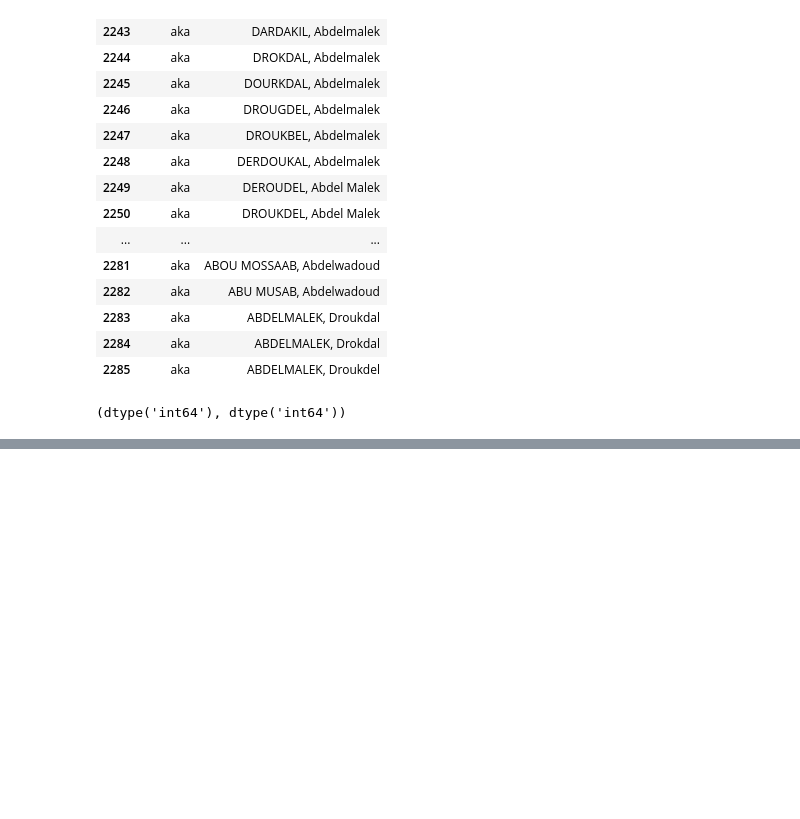
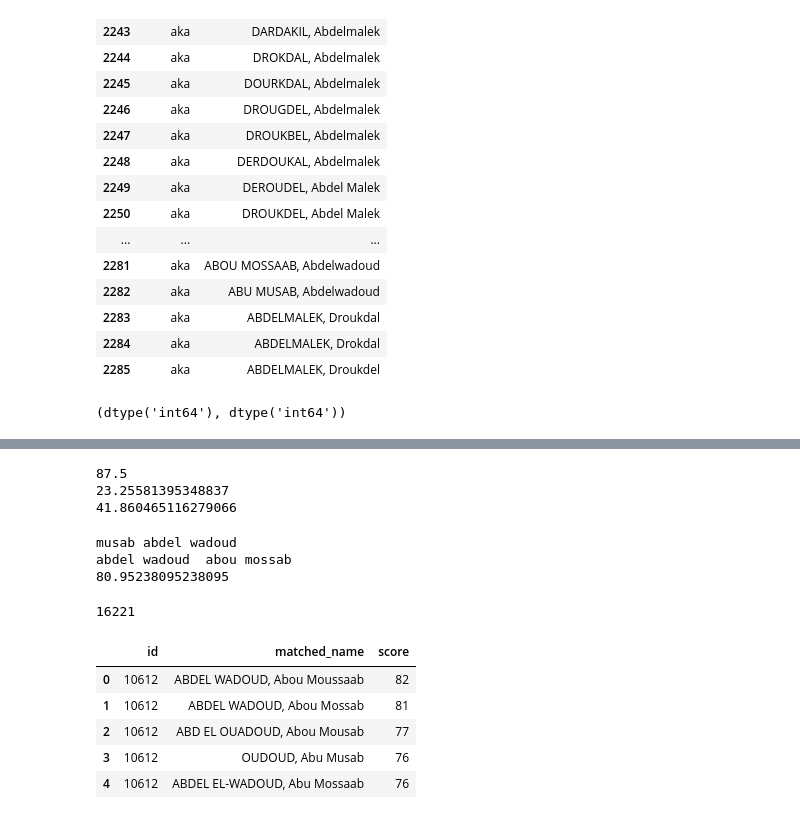
Before and after one commit to KacperKurowski02/mini-iris, a Jupyter notebook: notebooks/01_explore_sdn.ipynb, the cells around one changed output, grey strips where cells are left out. Cells and saved outputs as stored; diff of their text form; code cells hidden in the pictures; blank space fills up the shorter version.

```diff
--- a/notebooks/01_explore_sdn.ipynb
+++ b/notebooks/01_explore_sdn.ipynb
@@ -165,0 +178,54 @@ sdn["id"].dtype, alt["id"].dtype
+# %%
+from rapidfuzz import fuzz
+
+print(fuzz.ratio("DROUKDEL", "DROUKDAL"))
+print(fuzz.ratio("Musab Abdel Wadoud", "ABDEL WADOUD, Abou Mossab"))
+print(fuzz.token_sort_ratio("Musab Abdel Wadoud", "ABDEL WADOUD, Abou Mossab"))
+# %% [output]
+87.5
+23.25581395348837
+41.860465116279066
+# %%
+from rapidfuzz import utils
+
+a = "Musab Abdel Wadoud"
+b = "ABDEL WADOUD, Abou Mossab"
+
+print(utils.default_process(a))
+print(utils.default_process(b))
+print(fuzz.token_sort_ratio(a, b, processor=utils.default_process))
+# %% [output]
+musab abdel wadoud
+abdel wadoud  abou mossab
+80.95238095238095
+# %%
+main_names = people[["id", "name"]]
+alias_names = people_alt[["id", "alt_name"]].rename(columns={"alt_name": "name"})
+
+names = pd.concat([main_names, alias_names]).reset_index(drop=True)
+len(names)
+# %% [output]
+16221
+# %%
+from rapidfuzz import process
+
+def search(query, limit=5):
+    results = process.extract(query, names["name"],
+                              scorer=fuzz.token_sort_ratio,
+                              processor=utils.default_process,
+                              limit=limit)
+    rows = []
+    for matched_name, score, row_number in results:
+        rows.append({"id": names.loc[row_number, "id"],
+                     "matched_name": matched_name,
+                     "score": round(score)})
+    return pd.DataFrame(rows)
+
+search("Musab Abdel Wadoud")
+# %% [output]
+|  | id | matched_name | score |
+| 0 | 10612 | ABDEL WADOUD, Abou Moussaab | 82 |
+| 1 | 10612 | ABDEL WADOUD, Abou Mossab | 81 |
+| 2 | 10612 | ABD EL OUADOUD, Abou Mousab | 77 |
+| 3 | 10612 | OUDOUD, Abu Musab | 76 |
+| 4 | 10612 | ABDEL EL-WADOUD, Abu Mossaab | 76 |
```
Also changed, not shown: parts of 3 cells of this notebook.
